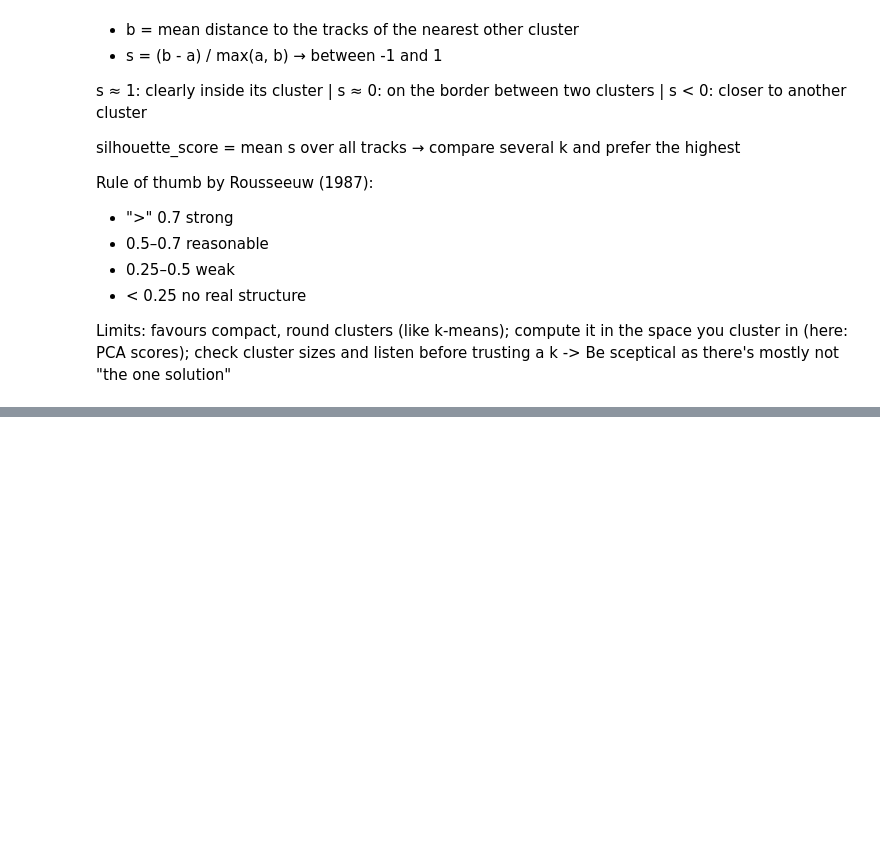
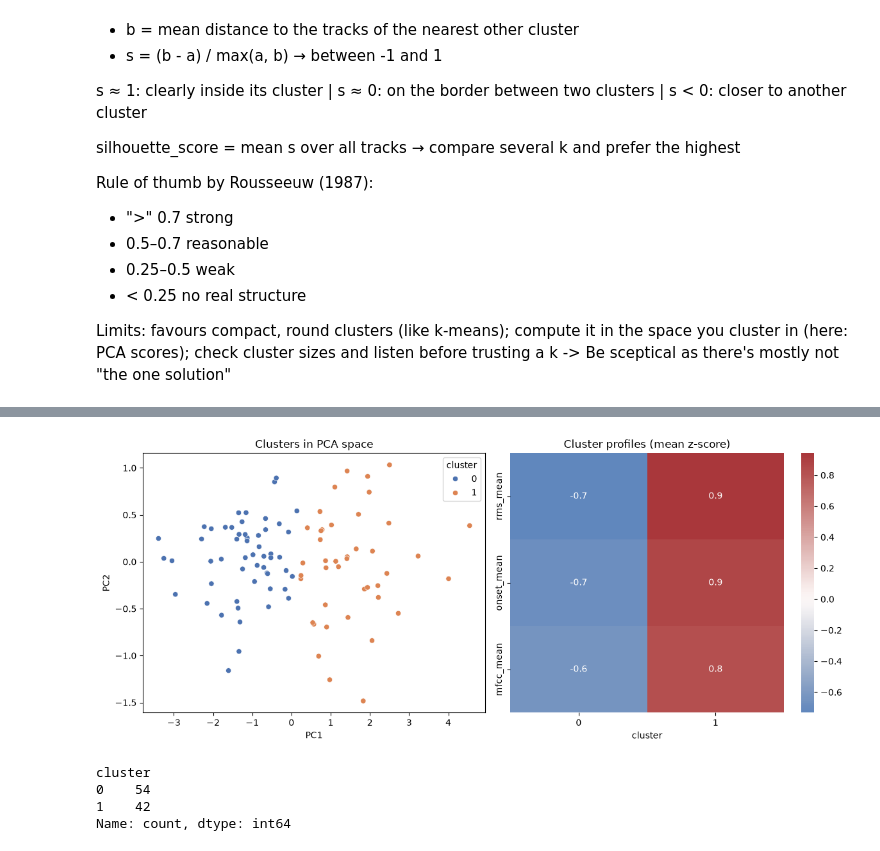
Before and after one commit to EwanMe/mirmla, a Jupyter notebook: T04_tutorial_dimensionality_reduction.ipynb, the cells around one changed output, grey strips where cells are left out. Cells and saved outputs as stored; diff of their text form; code cells hidden in the pictures; blank space fills up the shorter version.

```diff
--- a/T04_tutorial_dimensionality_reduction.ipynb
+++ b/T04_tutorial_dimensionality_reduction.ipynb
@@ -194,25 +252,31 @@ for k in range(2, 8):
 # %%
 # Final clustering: plot and describe the clusters with the original (standardised) features
-K =     # <-- select the "ideal" number of clusters based on the previous silhouette scores
+K = 2    # <-- select the "ideal" number of clusters based on the previous silhouette scores
 kmeans = KMeans(n_clusters=K, n_init=10, random_state=42).fit(scores)
 scores["cluster"] = kmeans.labels_
 
 fig, (ax1, ax2) = plt.subplots(1, 2, figsize=(12, 5))
 sns.scatterplot(data=scores, x="PC1", y="PC2", hue="cluster", palette="deep", ax=ax1)
 # group the cluster profiles based on the features mean z-score
 profiles = pd.DataFrame(X, index=features.index, columns=features.columns).groupby(scores["cluster"]).mean()
 sns.heatmap(profiles.T, annot=True, fmt=".1f", cmap="vlag", center=0, ax=ax2)
 
 # # ... or show their profiles based on the features true mean scores:
 # profiles_orig = features.groupby(scores["cluster"]).mean()     # cluster means in original units (Hz, BPM, …)
 # profiles_orig.round(2)
 # sns.heatmap(profiles.T, annot=profiles_orig.T, fmt=".4g", cmap="vlag", center=0, ax=ax2)
 
 ax1.set_title("Clusters in PCA space")
 ax2.set_title("Cluster profiles (mean z-score)")
 plt.tight_layout()
 plt.show()
 scores["cluster"].value_counts().sort_index()
+# %% [output]
+[figure, added]
+cluster
+0    54
+1    42
+Name: count, dtype: int64
 # %%
 # listen to the "most typical track" of each cluster (closest to the cluster centre) to get a better feeling of the previous process(es)
 dist = kmeans.transform(scores[loadings.columns])       # distance of each track to each centre
```
Also changed, not shown: parts of 11 cells of this notebook.
